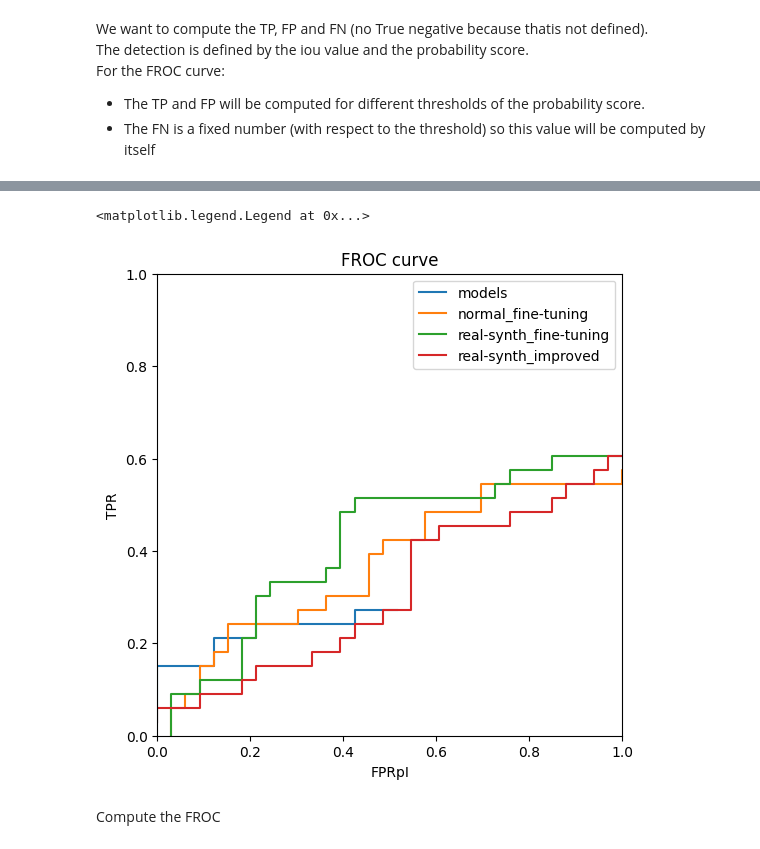
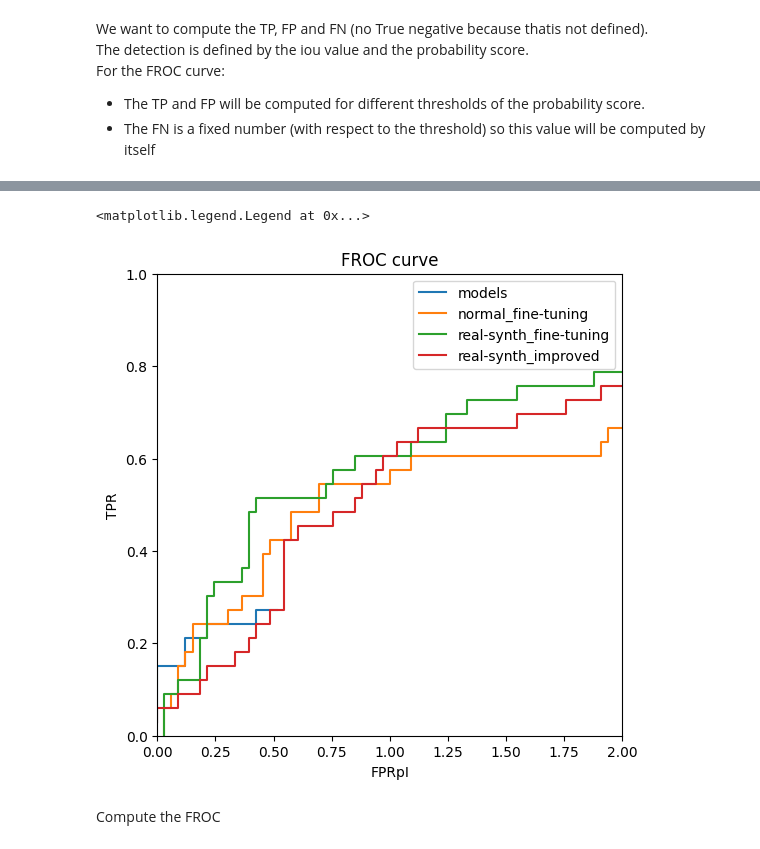
Before and after one commit to Likalto4/CEM-Detect, a Jupyter notebook: detection/inference/SET_dataset/prediction.ipynb, the cells around one changed output, grey strips where cells are left out. Cells and saved outputs as stored; diff of their text form; code cells hidden in the pictures.

Commit message:
succesfully creating ROC curve

```diff
--- a/detection/inference/SET_dataset/prediction.ipynb
+++ b/detection/inference/SET_dataset/prediction.ipynb
@@ -89,7 +89,7 @@ ax.set_ylabel('TPR')
 ax.set_title('FROC curve')
 # set TPR limits
 ax.set_ylim(0,1)
-ax.set_xlim(0,1)
+ax.set_xlim(0,2)
 
 for model_file in [repo_path / 'data/models/model_final_R_101_omidb_30k_dbt9k_f12_gray.pth',
                    repo_path / f'detection/training/results/normal_fine-tuning/model_00{mod_num}999.pth',
@@ -111,6 +111,6 @@ for model_file in [repo_path / 'data/models/model_final_R_101_omidb_30k_dbt9k_f1
     froc_info  = detector.compute_FROC()
 
     # smooth curve
-    ax.plot(froc_info['FPpI'], froc_info['TPR'], marker='', label=f'{model_file.parent.name}')
+    ax.plot(froc_info['FPpI'], froc_info['TPR'], marker='', label=f'{model_file.parent.name}', linestyle='-', linewidth=1.5)
 ax.legend()
 # %% [output]
@@ -121,4 +121,4 @@ ax.legend()
 <matplotlib.legend.Legend at 0x...>
-[figure, old version]
+[figure, new version]
 # %% [markdown]
 Compute the FROC
```
Also changed, not shown: parts of 2 cells of this notebook.
